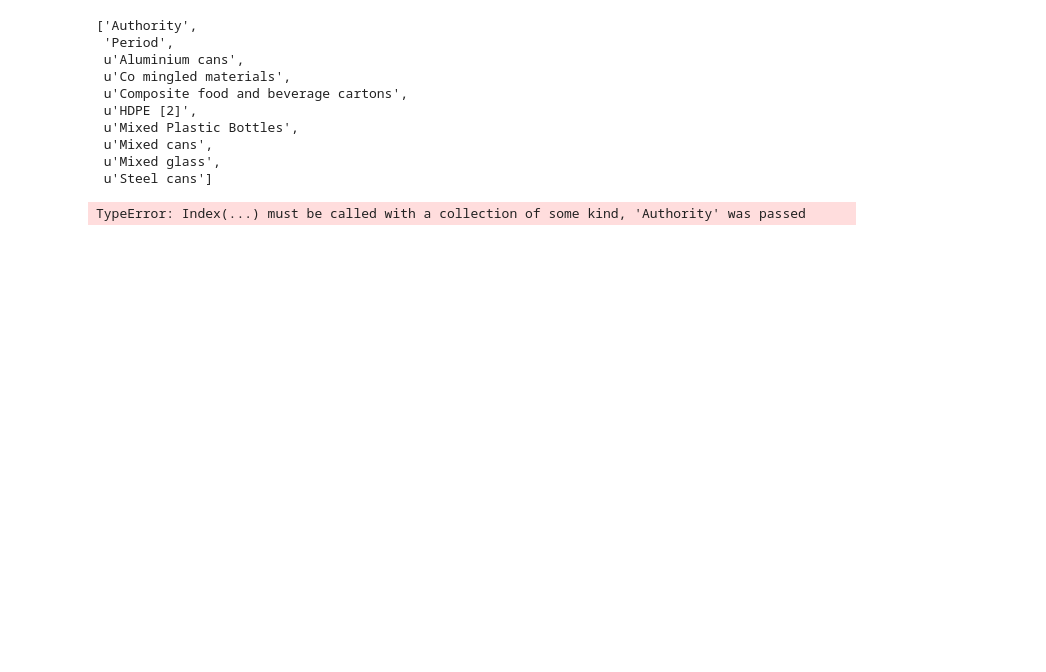
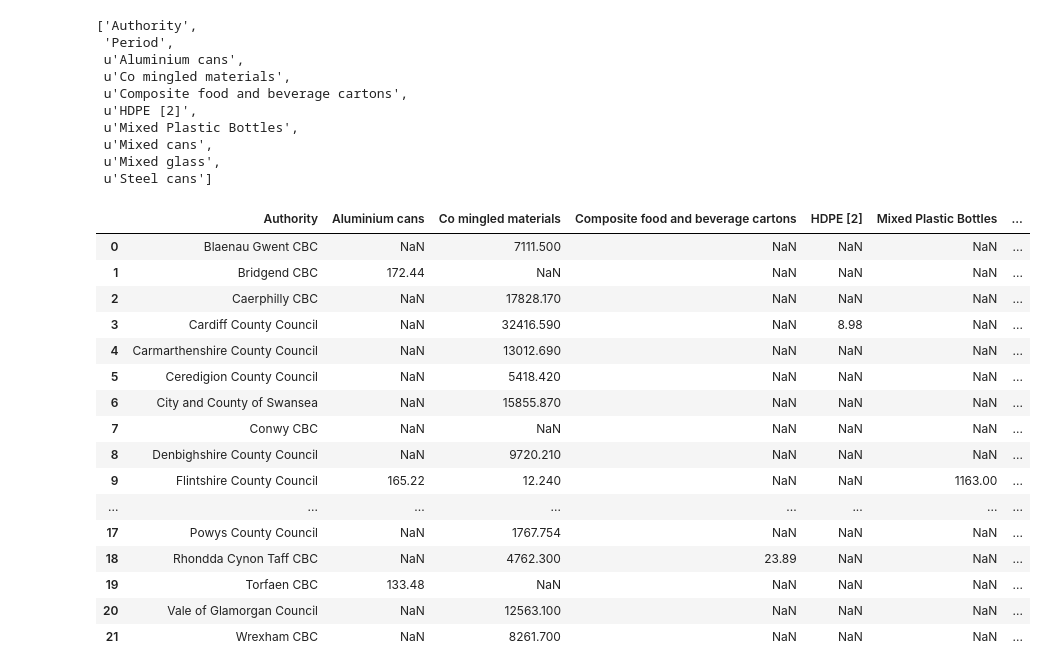
Before and after one commit to joanw0226/foe, a Jupyter notebook: exploratory_2010.ipynb, the cells around one changed output. Saved outputs shown, nothing was run; the diff lists cells and outputs as text; code cells hidden in the pictures; blank space fills up the shorter version.

```diff
--- a/exploratory_2010.ipynb
+++ b/exploratory_2010.ipynb
@@ -362,9 +374,29 @@ hhkerb_ton_wide.columns.tolist()
  u'Mixed glass',
  u'Steel cans']
 # %%
-sum_df = pd.DataFrame(data= hhkerb_ton_wide.Authority.unique() , columns='Authority')
-for var in hhkerb_ton_wide.columns.tolist():
+drs_list = ['Aluminium cans','Co mingled materials','Composite food and beverage cartons',
+            'HDPE [2]','Mixed Plastic Bottles','Mixed cans','Mixed glass','Steel cans']
+sum_df = pd.DataFrame(data= hhkerb_ton_wide.Authority.unique() , columns=['Authority'])
+for var in drs_list:
     new_var = hhkerb_ton_wide.groupby('Authority')[var].sum().to_frame()
-    sum_df = sum_df.merge(new_var, how='inner', on='Authority')
+    sum_df = sum_df.merge(new_var, how='inner', left_on='Authority', right_index = True)
-# %% [output]
-TypeError: Index(...) must be called with a collection of some kind, 'Authority' was passed
+# %%
+sum_df
+# %% [output]
+|  | Authority | Aluminium cans | Co mingled materials | Composite food and beverage cartons | HDPE [2] | Mixed Plastic Bottles | ... |
+| 0 | Blaenau Gwent CBC | NaN | 7111.500 | NaN | NaN | NaN | ... |
+| 1 | Bridgend CBC | 172.44 | NaN | NaN | NaN | NaN | ... |
+| 2 | Caerphilly CBC | NaN | 17828.170 | NaN | NaN | NaN | ... |
+| 3 | Cardiff County Council | NaN | 32416.590 | NaN | 8.98 | NaN | ... |
+| 4 | Carmarthenshire County Council | NaN | 13012.690 | NaN | NaN | NaN | ... |
+| 5 | Ceredigion County Council | NaN | 5418.420 | NaN | NaN | NaN | ... |
+| 6 | City and County of Swansea | NaN | 15855.870 | NaN | NaN | NaN | ... |
+| 7 | Conwy CBC | NaN | NaN | NaN | NaN | NaN | ... |
+| 8 | Denbighshire County Council | NaN | 9720.210 | NaN | NaN | NaN | ... |
+| 9 | Flintshire County Council | 165.22 | 12.240 | NaN | NaN | 1163.00 | ... |
+| ... | ... | ... | ... | ... | ... | ... | ... |
+| 17 | Powys County Council | NaN | 1767.754 | NaN | NaN | NaN | ... |
+| 18 | Rhondda Cynon Taff CBC | NaN | 4762.300 | 23.89 | NaN | NaN | ... |
+| 19 | Torfaen CBC | 133.48 | NaN | NaN | NaN | NaN | ... |
+| 20 | Vale of Glamorgan Council | NaN | 12563.100 | NaN | NaN | NaN | ... |
+| 21 | Wrexham CBC | NaN | 8261.700 | NaN | NaN | NaN | ... |
```
Also changed, not shown: parts of 4 cells of this notebook.
